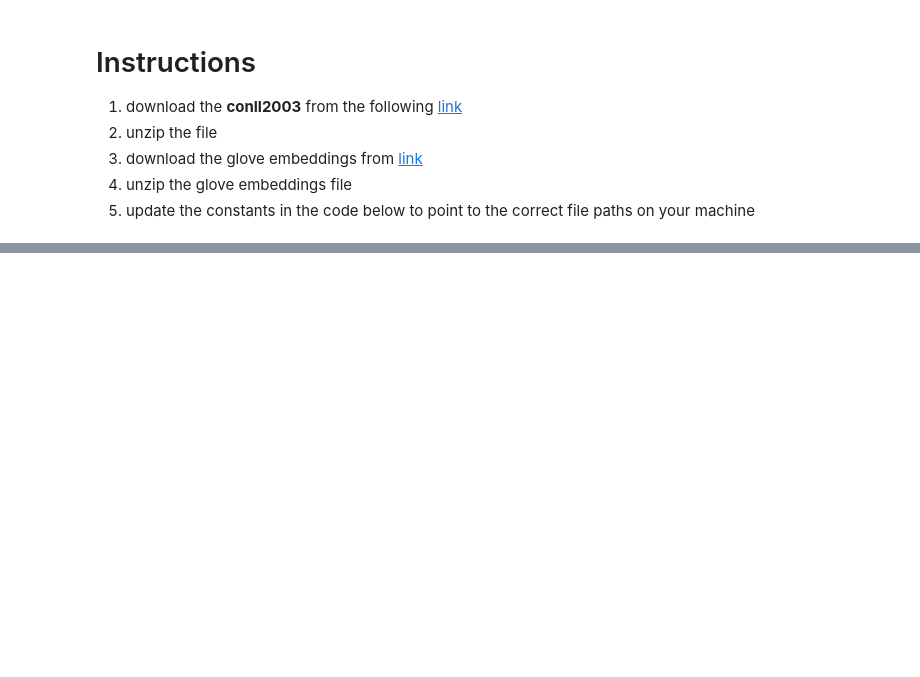
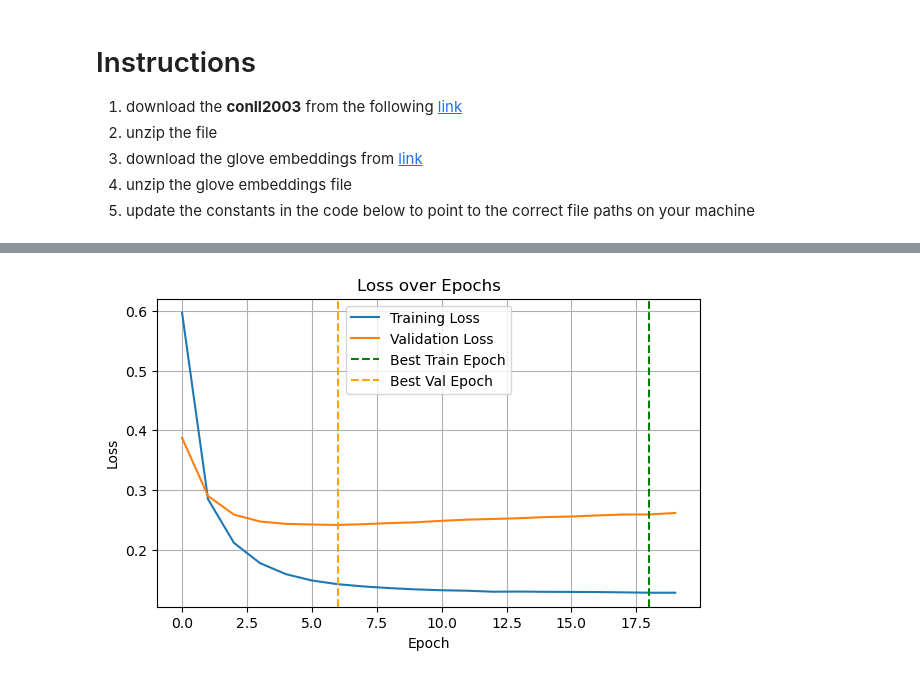
Before and after one commit to MarkusStefan/DLNLP25W, a Jupyter notebook: notebooks/hw1_NER_GloVe.ipynb, the cells around one changed output, grey strips where cells are left out. Drawn from its saved outputs; the diff is of its cells as text; code cells hidden in the pictures; blank space fills up the shorter version.

```diff
--- a/notebooks/hw1_NER_GloVe.ipynb
+++ b/notebooks/hw1_NER_GloVe.ipynb
@@ -293,5 +416,6 @@ embedding_layer
 # %%
 UNK_IDX = len(word_to_idx)
+PADDING_TOKEN_VALUE = -100
 
 def tokens_to_indices(tokens_batch):
     indices = []
@@ -311,10 +435,19 @@ def collate_fn(batch):
     input_ids = tokens_to_indices([b["tokens"] for b in batch])
     labels = labels_to_tensors([b["ner_tags"] for b in batch])
     input_ids = pad_sequence(input_ids, batch_first=True, padding_value=UNK_IDX)
-    labels = pad_sequence(labels, batch_first=True, padding_value=-100)
-    return {"input_ids": input_ids, "labels": labels}
+    labels = pad_sequence(labels, batch_first=True, padding_value=PADDING_TOKEN_VALUE)
+    tokens = [b["tokens"] for b in batch]
+    return {
+        "input_ids": input_ids,
+        "labels": labels,
+        "tokens": tokens  # Include for debugging/evaluation
+    }
 
 
 train_dataloader = DataLoader(conll2003["train"], batch_size=32, shuffle=True, collate_fn=collate_fn)
 val_dataloader = DataLoader(conll2003["validation"], batch_size=32, collate_fn=collate_fn)
 test_dataloader = DataLoader(conll2003["test"], batch_size=32, collate_fn=collate_fn)
+# %%
+for batch in train_dataloader:
+    print(batch['tokens'])
+    break
@@ -325,38 +462,98 @@ class LinearNER(nn.Module):
         super().__init__()
         vocab_size, embed_dim = embedding_matrix.shape
         self.embedding = nn.Embedding(vocab_size + 1, embed_dim)  # +1 for UNK
         # Initialize known GloVe rows; last row (index vocab_size) is UNK ~ zeros
         with torch.no_grad():
+            # copy glove embeddings into the embedding matrix weights
             self.embedding.weight[:vocab_size].copy_(embedding_matrix)
             self.embedding.weight[vocab_size].zero_()
         self.classifier = nn.Linear(embed_dim, num_tags)
 
     def forward(self, input_ids):
         emb = self.embedding(input_ids)           # (B, T, D)
         logits = self.classifier(emb)             # (B, T, C)
         return logits
 
 
 num_tags = len(conll2003["train"].features["ner_tags"].feature.names)
 model = LinearNER(embedding_matrix, num_tags)
-criterion = nn.CrossEntropyLoss(ignore_index=-100)
+criterion = nn.CrossEntropyLoss(ignore_index=PADDING_TOKEN_VALUE)
 optimizer = torch.optim.Adam(model.parameters(), lr=1e-3)
-
 device = torch.device("cuda" if torch.cuda.is_available() else "cpu")
 model.to(device)
+f1_scorer = F1Score(task='multiclass', num_classes=num_tags, average='macro').to(device)
+
+
+def plot_loss(train_loss_history=None, val_loss_history=None, best_train_epoch=None, best_val_epoch=None, title=None):
+    plt.figure(figsize=(7, 4))
+    assert train_loss_history is not None or val_loss_history is not None, "At least one loss history must be provided."
+    if train_loss_history is not None:
+        plt.plot(train_loss_history, label='Training Loss')
+    if val_loss_history is not None:
+        plt.plot(val_loss_history, label='Validation Loss')
+    plt.xlabel('Epoch')
+    plt.ylabel('Loss')
+    plt.title(title if title is not None else 'Loss over Epochs')
+    if best_train_epoch is not None:
+        plt.axvline(x=best_train_epoch, color='green', linestyle='--', label='Best Train Epoch')
+    if best_val_epoch is not None:
+        plt.axvline(x=best_val_epoch, color='orange', linestyle='--', label='Best Val Epoch')
+    plt.legend()
+    plt.grid()
+    plt.show()
 
 # Train the model (simple few epochs)
-num_epochs = 3
-for epoch in range(num_epochs):
+num_epochs = 20
+best_train_loss, best_val_loss = float('inf'), float('inf')
+best_model_params = None
+best_train_epoch, best_val_epoch = None, None
+best_f1 = 0.0
+train_loss_history, val_loss_history = [], []
+pbar = tqdm(range(num_epochs), desc="Training")
+for epoch in pbar:
     model.train()
-    total_loss = 0.0
+    total_train_loss = 0.0
     for batch in train_dataloader:
         input_ids = batch["input_ids"].to(device)
-        labels = batch["labels"].to(device)
+        labels = batch["labels"].to(device) # NER labels
         optimizer.zero_grad()
         logits = model(input_ids)
         loss = criterion(logits.view(-1, num_tags), labels.view(-1))
         loss.backward()
         optimizer.step()
-        total_loss += loss.item()
-    print(f"Epoch {epoch+1}/{num_epochs} - Train Loss: {total_loss/len(train_dataloader):.4f}")
+        total_train_loss += loss.item()
+        # f1_score = f1_scorer(logits.view(-1, num_tags), labels.view(-1))
+        # pbar.set_postfix({"f1_score": best_f1.item()})
+    avg_train_loss = total_train_loss / len(train_dataloader)
+    train_loss_history.append(avg_train_loss)
+    if total_train_loss < best_train_loss:
+        best_train_loss = total_train_loss
+        best_model_params = model.state_dict()
+        best_train_epoch = epoch
+
+    # Validate the model
+    model.eval()
+    total_val_loss = 0.0
+    with torch.no_grad():
+        for batch in val_dataloader:
+            input_ids = batch["input_ids"].to(device)
+            labels = batch["labels"].to(device)
+            logits = model(input_ids)
+            loss = criterion(logits.view(-1, num_tags), labels.view(-1))
+            total_val_loss += loss.item()
+    avg_val_loss = total_val_loss / len(val_dataloader)
+    val_loss_history.append(avg_val_loss)
+    if total_val_loss < best_val_loss:
+        best_val_loss = total_val_loss
+        best_val_epoch = epoch
+
+    pbar.set_postfix({"loss": avg_train_loss, "val_loss": avg_val_loss})
+
+plot_loss(
+    train_loss_history=train_loss_history,
+    val_loss_history=val_loss_history,
+    best_train_epoch=best_train_epoch,
+    best_val_epoch=best_val_epoch
+    )
+# %% [output]
+[figure, added]
```
Also changed, not shown: parts of 16 cells of this notebook.
